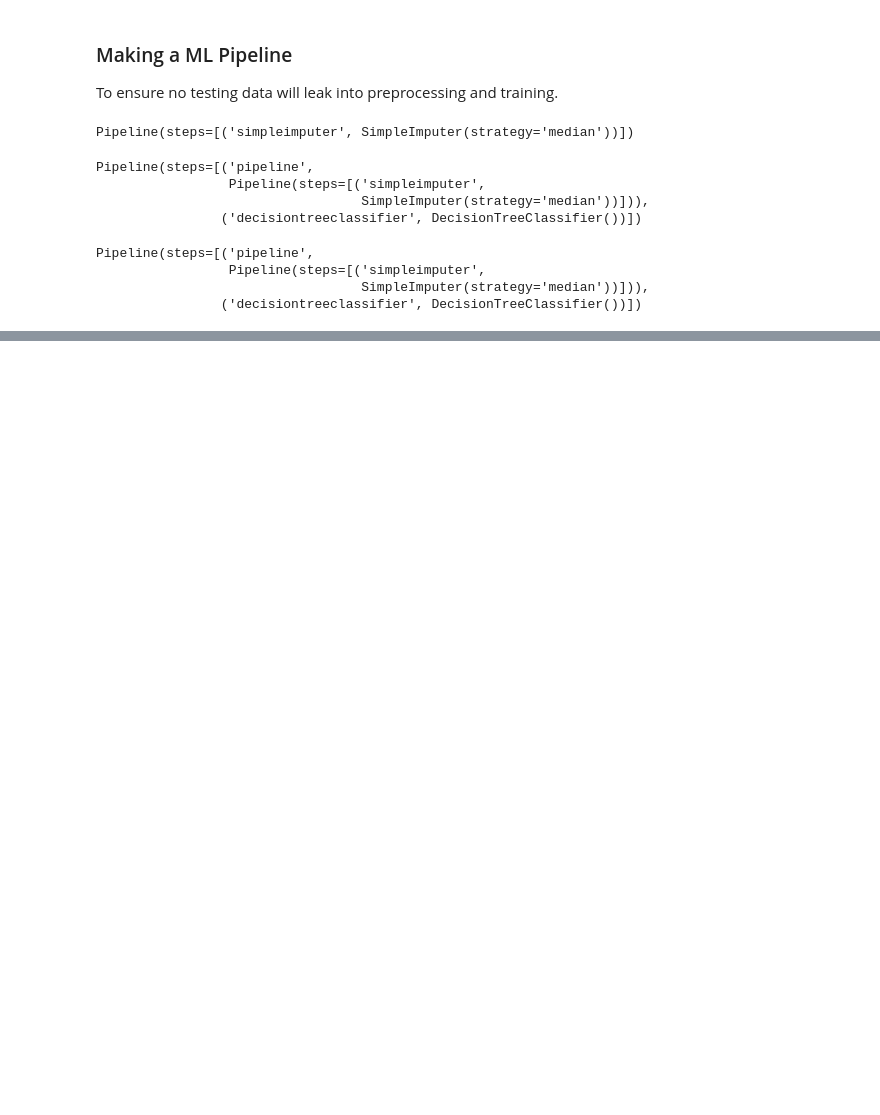
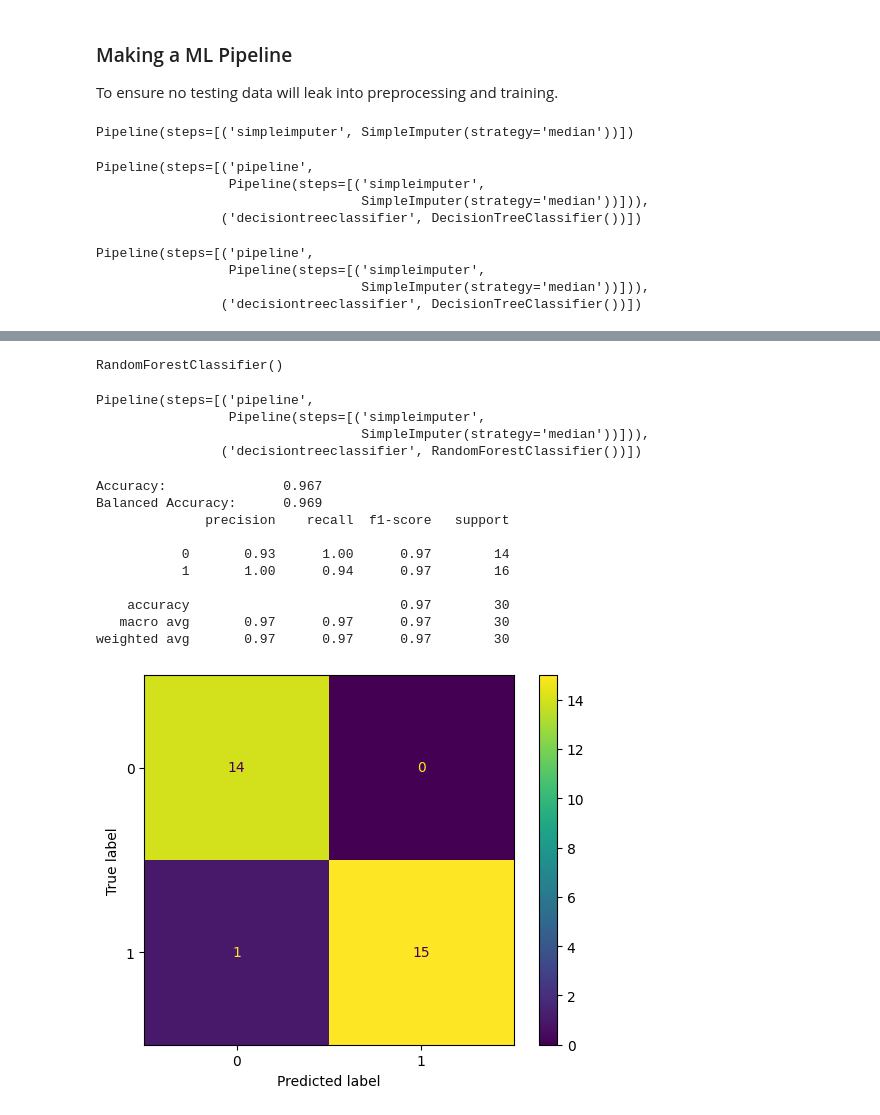
Before and after one commit to e-paj/M2M_Tech, a Jupyter notebook: Capstone_3.ipynb, the cells around one changed output, grey strips where cells are left out. Drawn from its saved outputs; the diff is of its cells as text; code cells hidden in the pictures; blank space fills up the shorter version.

```diff
--- a/Capstone_3.ipynb
+++ b/Capstone_3.ipynb
@@ -402,0 +596,27 @@ ValueError: Classification metrics can't handle a mix of continuous-multioutput
+# %%
+clf = RandomForestClassifier()
+clf
+# %% [output]
+RandomForestClassifier()
+# %%
+best_pipeline.set_params(decisiontreeclassifier=clf)
+best_pipeline.fit(X_train, y_train)
+# %% [output]
+Pipeline(steps=[('pipeline',
+                 Pipeline(steps=[('simpleimputer',
+                                  SimpleImputer(strategy='median'))])),
+                ('decisiontreeclassifier', RandomForestClassifier())])
+# %%
+show_model_evaluation(best_pipeline, X_test, y_test)
+# %% [output]
+Accuracy:               0.967
+Balanced Accuracy:      0.969
+              precision    recall  f1-score   support
+
+           0       0.93      1.00      0.97        14
+           1       1.00      0.94      0.97        16
+
+    accuracy                           0.97        30
+   macro avg       0.97      0.97      0.97        30
+weighted avg       0.97      0.97      0.97        30
+[figure, added]
```
Also changed, not shown: parts of 34 cells of this notebook.
